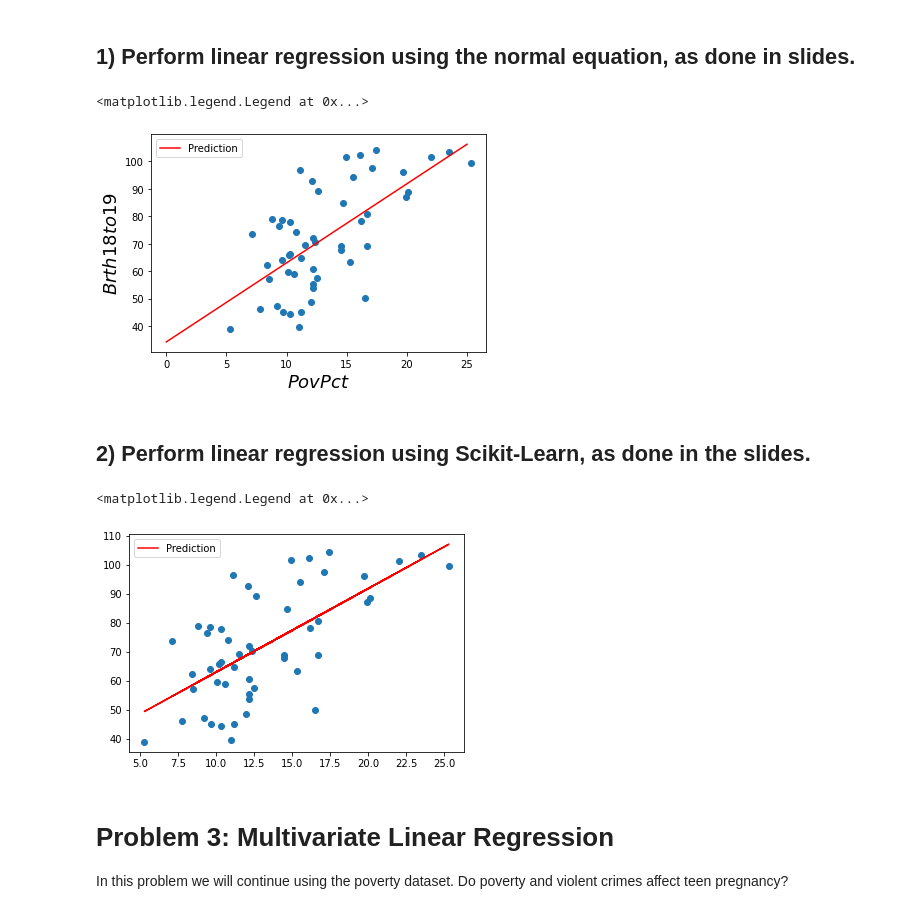
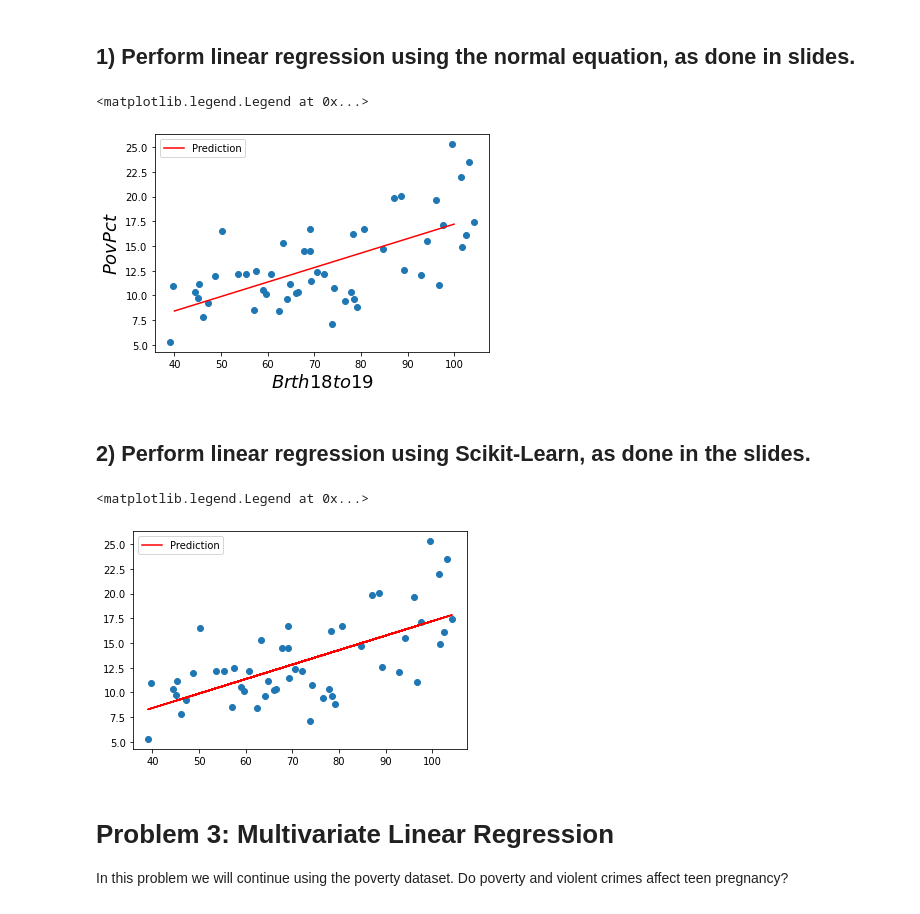
Before and after one commit to nnguyen09/Machine-Learning-, a Jupyter notebook: a2Solution/Assignment2.ipynb, the cells around one changed output. Drawn from its saved outputs; the diff is of its cells as text; code cells hidden in the pictures.

```diff
--- a/a2Solution/Assignment2.ipynb
+++ b/a2Solution/Assignment2.ipynb
@@ -88,10 +88,10 @@ In this step only create a scatterplot of the two variables, simply plotting the
 
 Note: The variable PovPct is the percent of a state’s population in 2000 living in households with incomes below the federally defined poverty level.
 # %%
-x=df['PovPct']
-y=df['Brth18to19']
-plt.xlabel("$PovPct$", fontsize = 18)
-plt.ylabel("$Brth18to19$", fontsize = 18)
+y=df['PovPct']
+x=df['Brth18to19']
+plt.ylabel("$PovPct$", fontsize = 18)
+plt.xlabel("$Brth18to19$", fontsize = 18)
 plt.scatter(x, y)
 # %% [output]
 <matplotlib.collections.PathCollection at 0x...>
@@ -149,21 +149,21 @@ plt.legend(loc='upper left')
 # %%
 
 
-plt.xlabel("$PovPct$", fontsize = 18)
-plt.ylabel("$Brth18to19$", fontsize = 18)
+plt.ylabel("$PovPct$", fontsize = 18)
+plt.xlabel("$Brth18to19$", fontsize = 18)
 plt.scatter(x,y)
 X_b = np.c_[np.ones((x.size,1)),x] #add x0 = 1 to each instance
 theta_best = np.linalg.inv(X_b.T.dot(X_b)).dot(X_b.T).dot(y)
 theta_best
-X_new= np.array([[0],[25]])
+X_new= np.array([[40],[100]])
 X_new_b = np.c_[np.ones((2,1)), X_new] #add x0 = 1 to each instance
 y_predict = X_new_b.dot(theta_best)
 y_predict
 plt.plot(X_new, y_predict, c="red", label = "Prediction")
 plt.legend(loc = "upper left")
 # %% [output]
 <matplotlib.legend.Legend at 0x...>
-[figure, old version]
+[figure, new version]
 # %% [markdown]
 ## 2) Perform linear regression using Scikit-Learn, as done in the slides.
 # %%
@@ -180,7 +180,7 @@ plt.plot(x_new, lin_reg.coef_*x_new + lin_reg.intercept_, c='red', label='Predic
 plt.legend(loc = 'upper left')
 # %% [output]
 <matplotlib.legend.Legend at 0x...>
-[figure, old version]
+[figure, new version]
 # %% [markdown]
 # Problem 3: Multivariate Linear Regression
 In this problem we will continue using the poverty dataset. Do poverty and violent crimes affect teen pregnancy?
```
Also changed, not shown: parts of 3 cells of this notebook, 5 other files.
